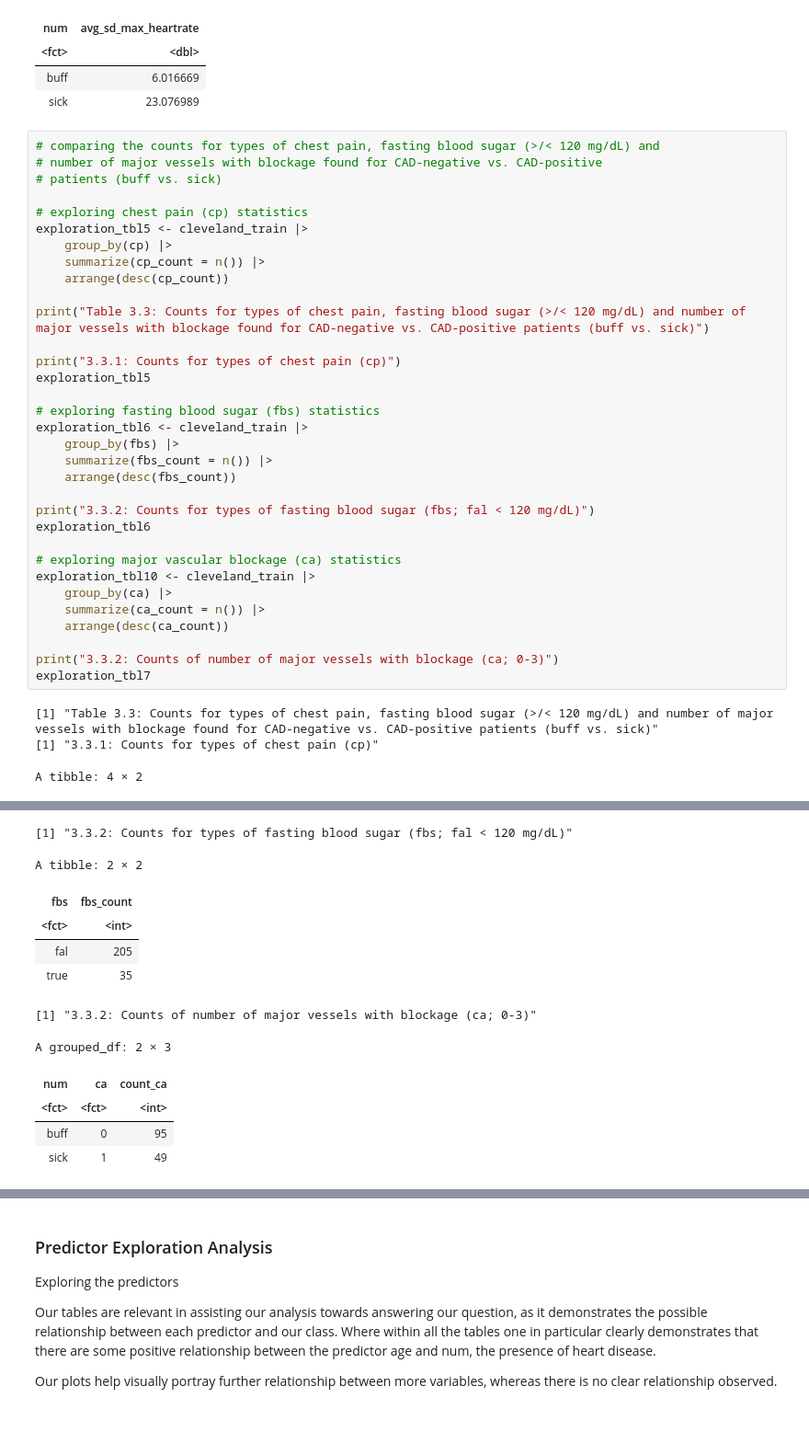
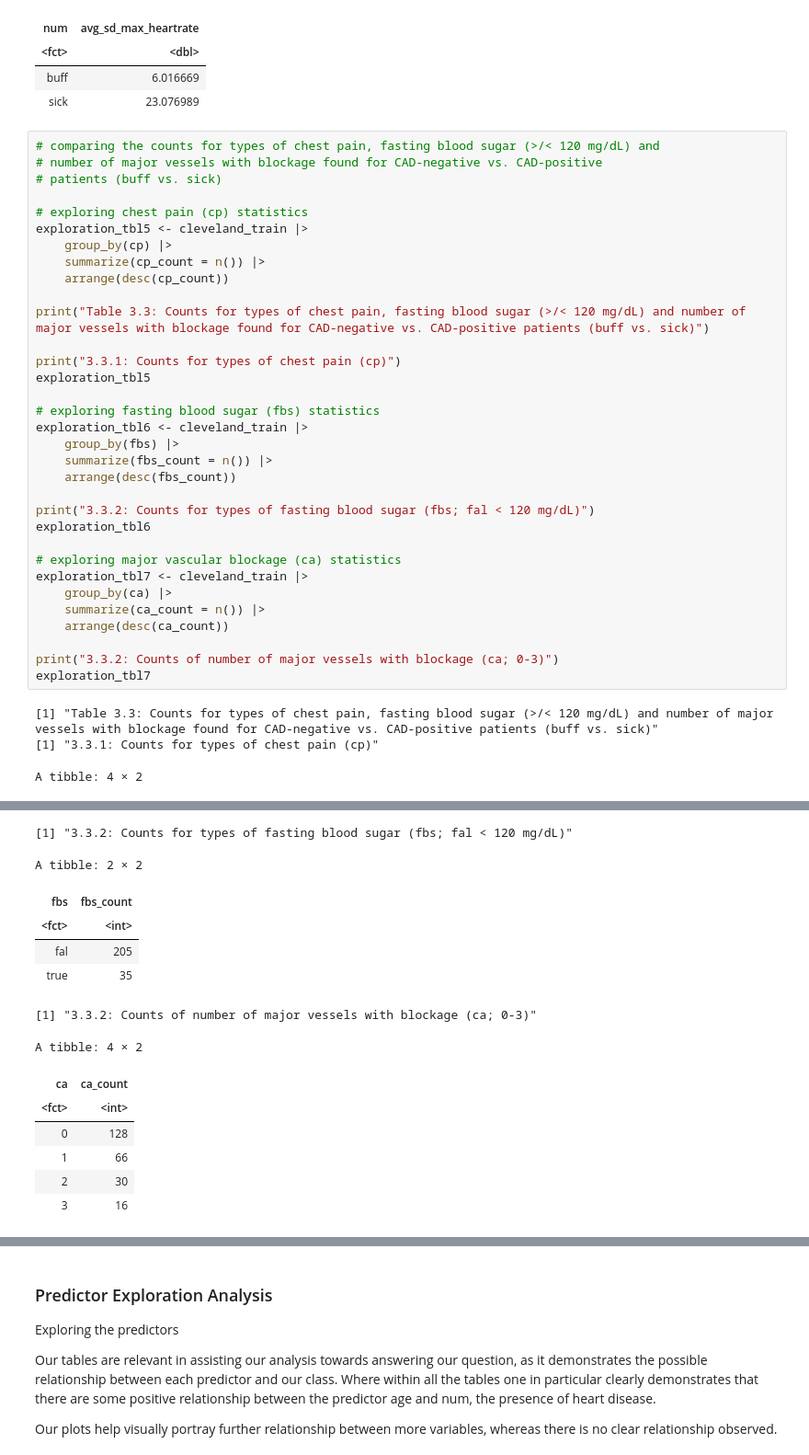
Before and after one commit to JennWan/Group_Project, a Jupyter notebook: newcleveland_2.ipynb, the cells around one changed output, grey strips where cells are left out. Shown at 92% size. Cells and saved outputs as stored; diff of their text form; blank space fills up the shorter version.

```diff
--- a/newcleveland_2.ipynb
+++ b/newcleveland_2.ipynb
@@ -456,39 +456,41 @@ exploration_tbl6 <- cleveland_train |>
     summarize(fbs_count = n()) |>
     arrange(desc(fbs_count))
 
 print("3.3.2: Counts for types of fasting blood sugar (fbs; fal < 120 mg/dL)")
 exploration_tbl6
 
 # exploring major vascular blockage (ca) statistics
-exploration_tbl10 <- cleveland_train |>
+exploration_tbl7 <- cleveland_train |>
     group_by(ca) |>
     summarize(ca_count = n()) |>
     arrange(desc(ca_count))
 
 print("3.3.2: Counts of number of major vessels with blockage (ca; 0-3)")
 exploration_tbl7
 # %% [output]
 [1] "Table 3.3: Counts for types of chest pain, fasting blood sugar (>/< 120 mg/dL) and number of major vessels with blockage found for CAD-negative vs. CAD-positive patients (buff vs. sick)"
 [1] "3.3.1: Counts for types of chest pain (cp)"
 A tibble: 4 × 2
 | cp | cp_count |
 | <fct> | <int> |
 | asympt | 122 |
 | notang | 59 |
 | abnang | 42 |
 | angina | 17 |
 [1] "3.3.2: Counts for types of fasting blood sugar (fbs; fal < 120 mg/dL)"
 A tibble: 2 × 2
 | fbs | fbs_count |
 | <fct> | <int> |
 | fal | 205 |
 | true | 35 |
 [1] "3.3.2: Counts of number of major vessels with blockage (ca; 0-3)"
-A grouped_df: 2 × 3
+A tibble: 4 × 2
-| num | ca | count_ca |
-| <fct> | <fct> | <int> |
-| buff | 0 | 95 |
-| sick | 1 | 49 |
+| ca | ca_count |
+| <fct> | <int> |
+| 0 | 128 |
+| 1 | 66 |
+| 2 | 30 |
+| 3 | 16 |
 # %%
 # scatter plot visualizations of the relationships of numerical predictors of interest with CAD/each other
 
```
Also changed, not shown: parts of 7 cells of this notebook.
